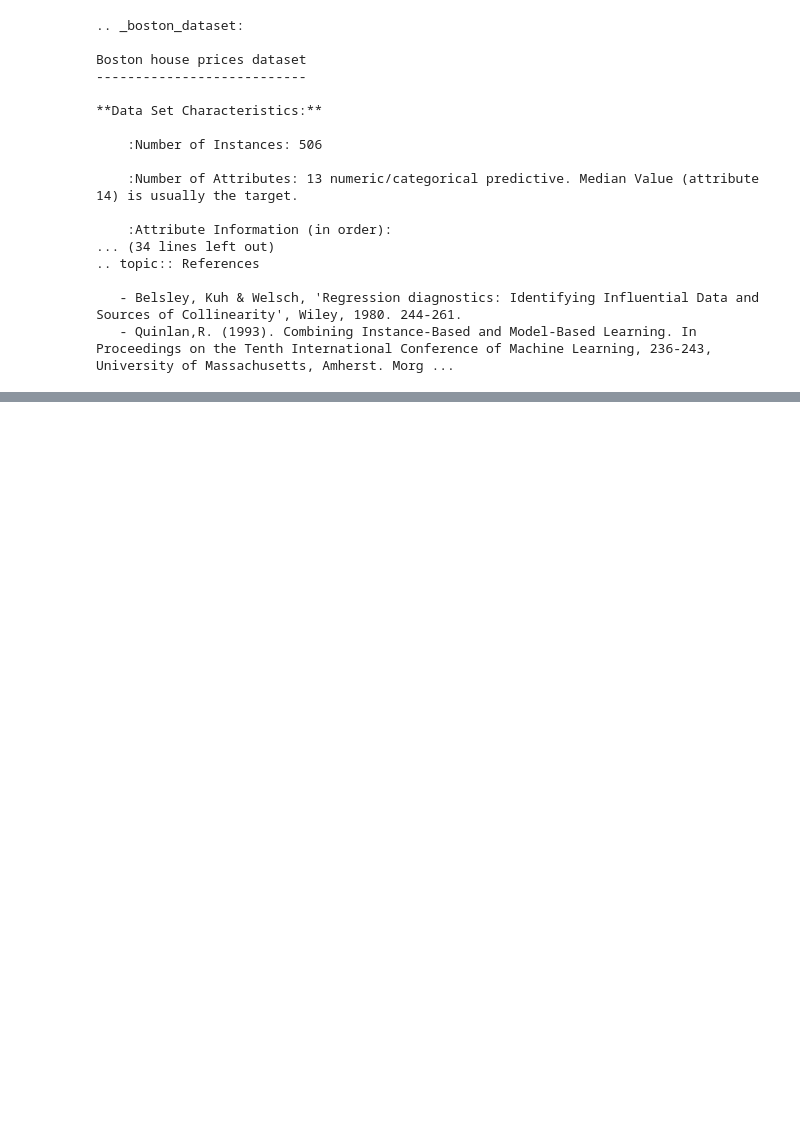
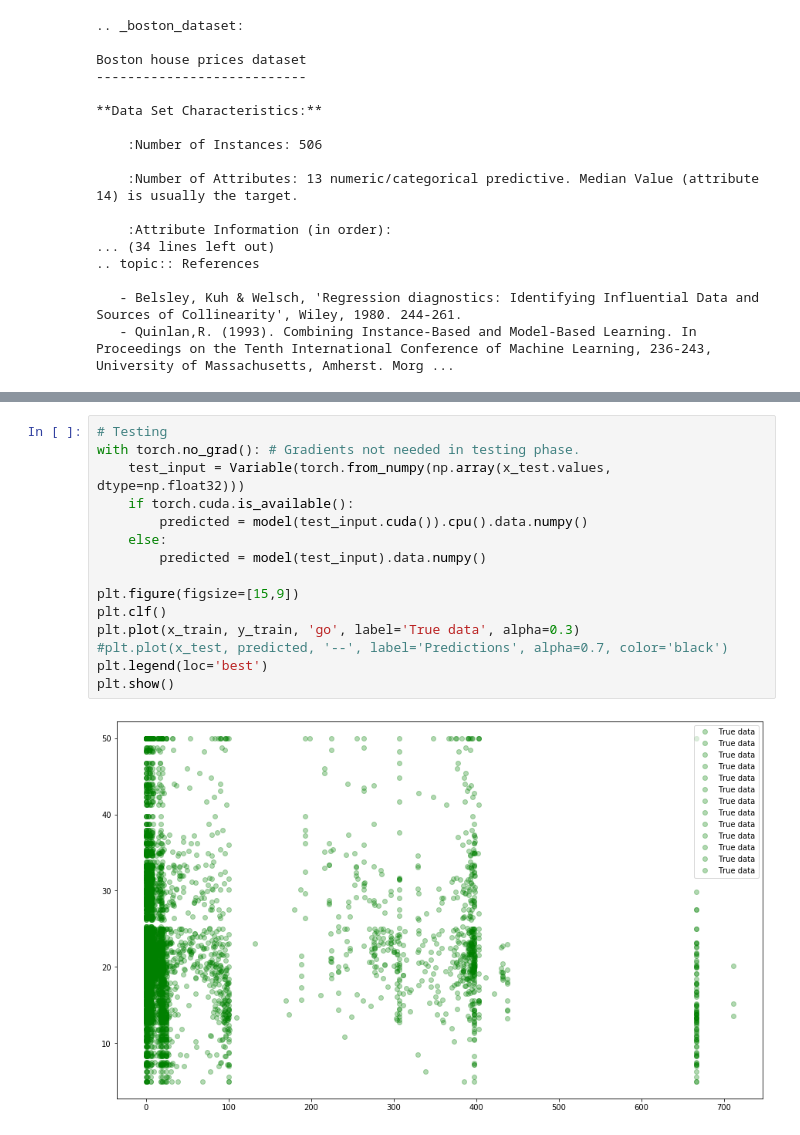
Before and after one commit to Zmichek/machine-learning-projects, a Jupyter notebook: learning-problems/supervised-learning/regression/multi-variable-regression/predict-house-value/predict-house-value-pytorch.ipynb, the cells around one changed output, grey strips where cells are left out. Cells and saved outputs as stored; diff of their text form; blank space fills up the shorter version.

```diff
--- a/learning-problems/supervised-learning/regression/multi-variable-regression/predict-house-value/predict-house-value-pytorch.ipynb
+++ b/learning-problems/supervised-learning/regression/multi-variable-regression/predict-house-value/predict-house-value-pytorch.ipynb
@@ -104,0 +129,17 @@ epoch 999, lossnan
+# %%
+# Testing
+with torch.no_grad(): # Gradients not needed in testing phase.
+    test_input = Variable(torch.from_numpy(np.array(x_test.values, dtype=np.float32)))
+    if torch.cuda.is_available():
+        predicted = model(test_input.cuda()).cpu().data.numpy()
+    else:
+        predicted = model(test_input).data.numpy()
+
+plt.figure(figsize=[15,9])
+plt.clf()
+plt.plot(x_train, y_train, 'go', label='True data', alpha=0.3)
+#plt.plot(x_test, predicted, '--', label='Predictions', alpha=0.7, color='black')
+plt.legend(loc='best')
+plt.show()
+# %% [output]
+[figure, added]
```
Also changed, not shown: parts of 10 cells of this notebook.
